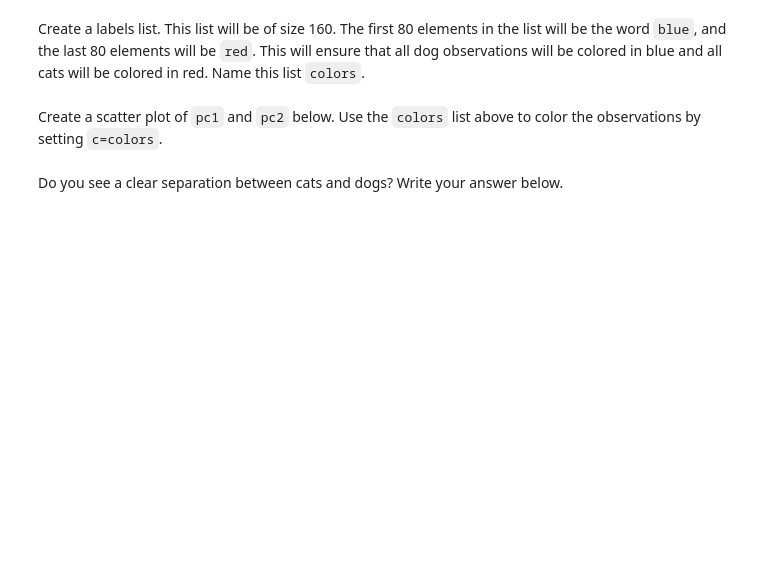
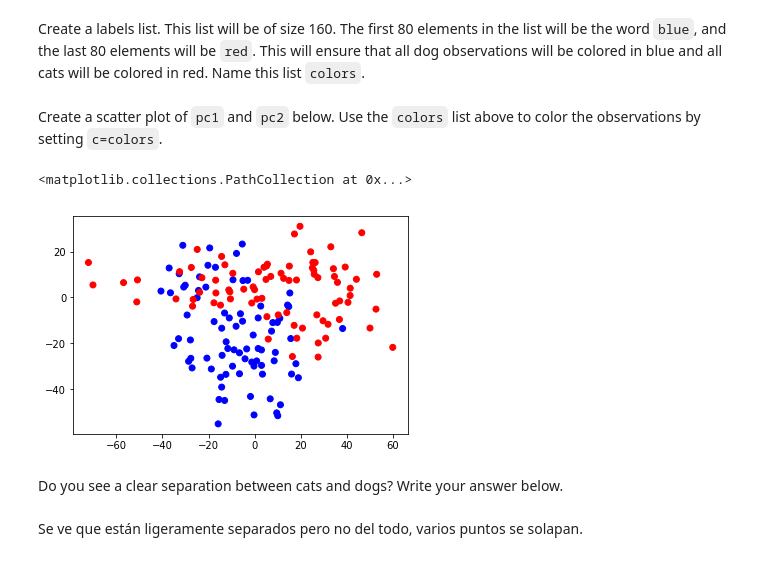
Before and after one commit to LiviaCanet/datamad0119, a Jupyter notebook: module-2/lab-pca/your-code/main.ipynb, the cells around one changed output. Drawn from its saved outputs; the diff is of its cells as text; code cells hidden in the pictures; blank space fills up the shorter version.

```diff
--- a/module-2/lab-pca/your-code/main.ipynb
+++ b/module-2/lab-pca/your-code/main.ipynb
@@ -95,3 +123,6 @@ Load the `PCA` function from `statsmodels` (read about this function [here](http
 Use `numpy` to find to transpose the standardized pet array. This will help us compute the projection.
 # %%
 # Your code here:
+
+petsT = np.transpose(pets)
+petsT.shape
@@ -99,3 +132,6 @@ Use `numpy` to find to transpose the standardized pet array. This will help us c
 Find the dot product of the transposed standardized pet matrix and the `factors` of the `PCA` model found above. This will be the projection onto 2 dimensions. This means that each cat and dog image will now only have two columns instead of 4096.
 # %%
 # Your code here:
+
+projection = np.dot(petsT, PCA_pets.factors)
+projection.shape
@@ -109,0 +146,6 @@ In the cell below, turn the two dimensional projection into a pandas dataframe a
+# %%
+# Your code here:
+
+pets_df = pd.DataFrame(projection)
+pets_df = pets_df.rename(columns={0:"pc1",1:"pc2"})
+pets_df.head()
@@ -114,6 +161,16 @@ Create a labels list. This list will be of size 160. The first 80 elements in th
+# %%
+# Your code here:
+
+colors = ["blue" if i <= 79 else "red" for i in range(pets_df.shape[0])]
+# colors
 # %% [markdown]
 Create a scatter plot of `pc1` and `pc2` below. Use the `colors` list above to color the observations by setting `c=colors`.
 # %%
 # Your code here:
+
+plt.scatter(pets_df["pc1"], pets_df["pc2"], c = colors)
+# %% [output]
+<matplotlib.collections.PathCollection at 0x...>
+[figure, added]
 # %% [markdown]
 Do you see a clear separation between cats and dogs? Write your answer below.
@@ -121,0 +177,2 @@ Do you see a clear separation between cats and dogs? Write your answer below.
+# %% [markdown]
+Se ve que están ligeramente separados pero no del todo, varios puntos se solapan.
```
Also changed, not shown: parts of 13 cells of this notebook.
